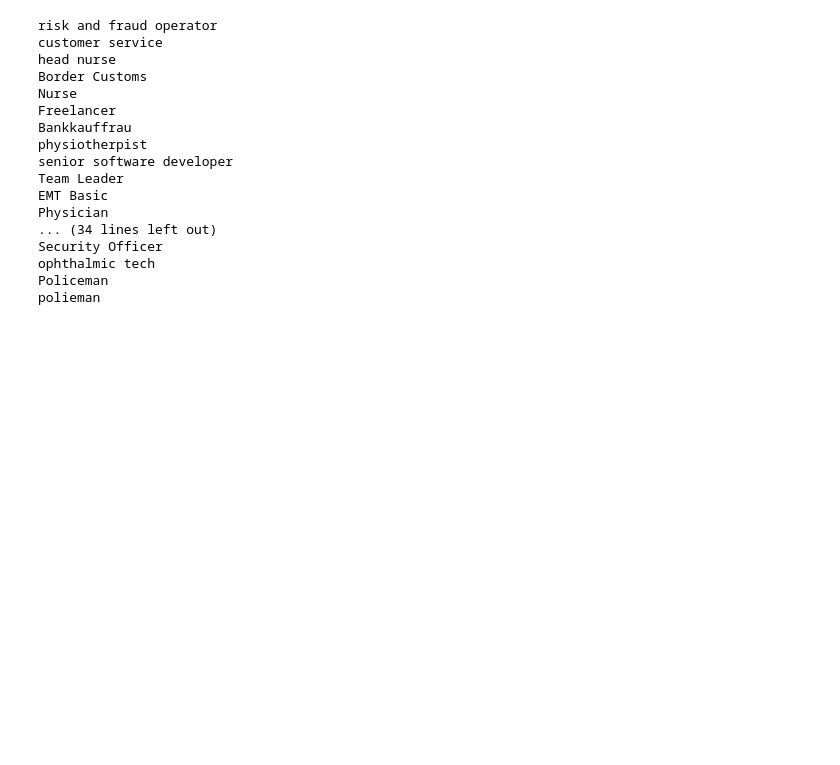
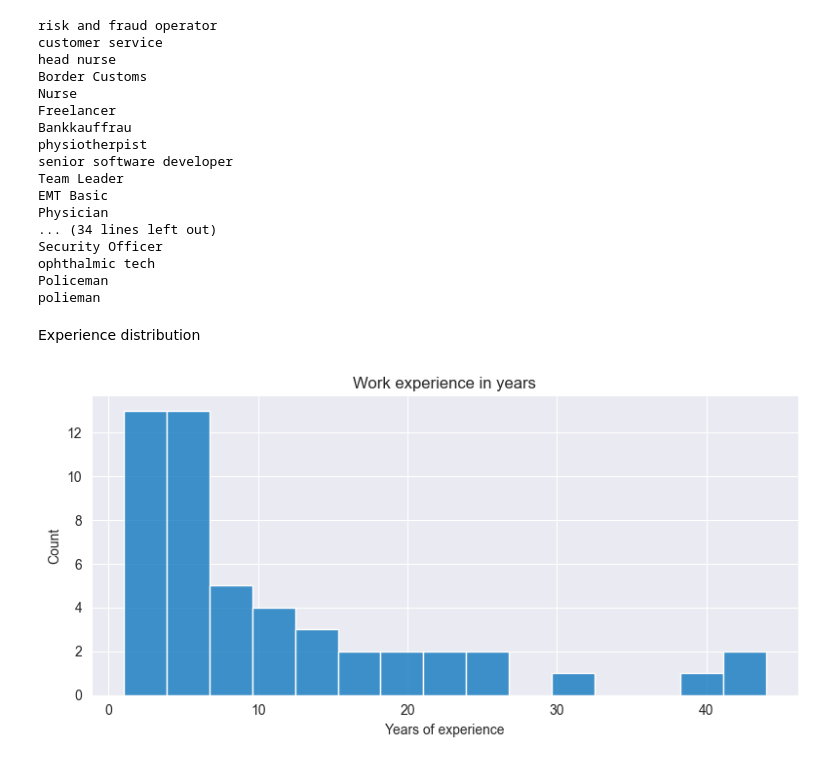
Before and after one commit to pinkstegosaurus99/plot_visualization, a Jupyter notebook: plotting.ipynb, the cells around one changed output. Saved outputs shown, nothing was run; the diff lists cells and outputs as text; code cells hidden in the pictures; blank space fills up the shorter version.

```diff
--- a/plotting.ipynb
+++ b/plotting.ipynb
@@ -85,3 +349,19 @@ Security Officer
 ophthalmic tech
 Policeman
 polieman
+# %% [markdown]
+Experience distribution
+# %%
+plt.figure(figsize=(8, 4))
+exp_numeric = pd.to_numeric(experience_data, errors='coerce').dropna()
+exp_plot = sns.histplot(exp_numeric, bins=15, kde=False, color='#0271bb', edgecolor='#FFFFFF')
+exp_plot.set_title('Work experience in years')
+exp_plot.set_xlabel('Years of experience')
+exp_plot.set_ylabel('Count')
+exp_plot.spines['top'].set_visible(False)
+exp_plot.spines['right'].set_visible(False)
+plt.tight_layout()
+plt.savefig('images/experience_distribution.png', dpi=150)
+plt.show()
+# %% [output]
+[figure, added]
```
Also changed, not shown: parts of 18 cells of this notebook, 2 other files.
